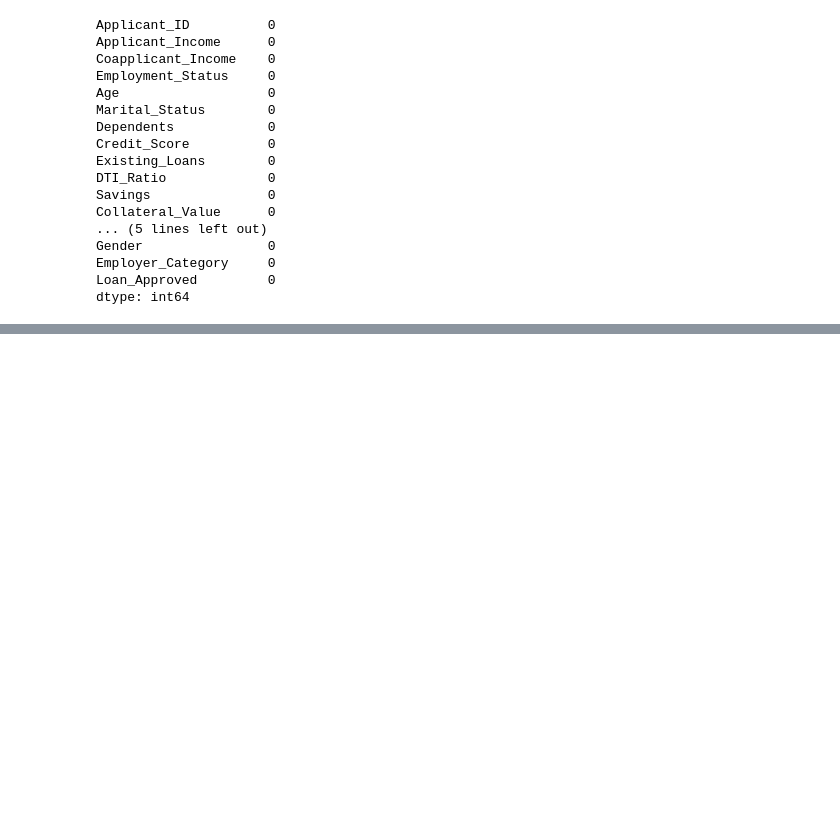
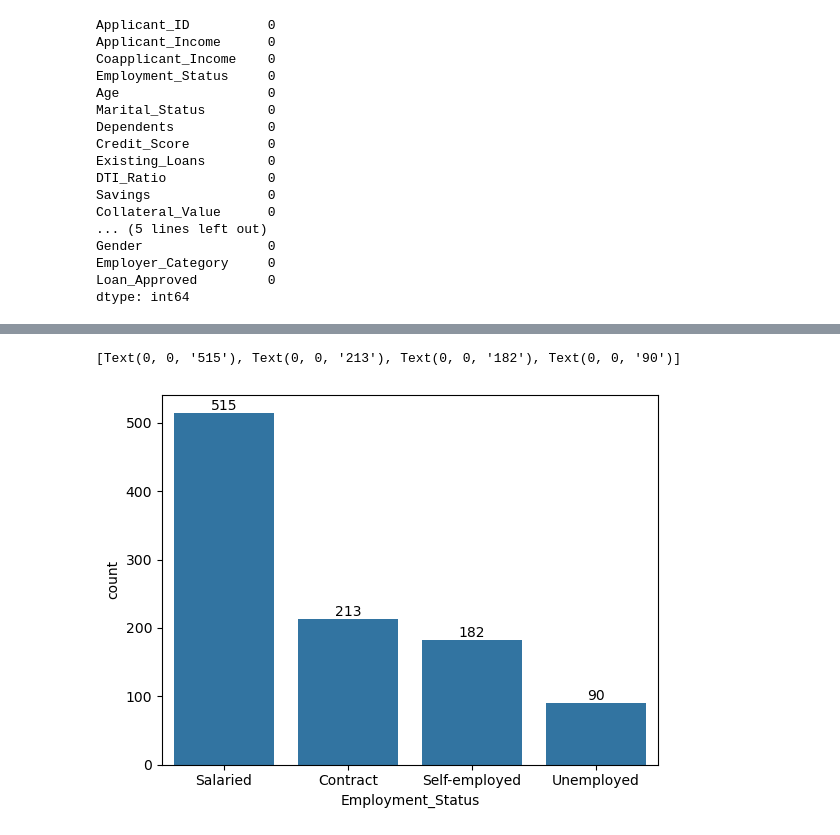
Before and after one commit to piyushhh-glitch/Machine_Learning, a Jupyter notebook: Supervised_ML/projects/loan_shark.ipynb, the cells around one changed output, grey strips where cells are left out. Saved outputs shown, nothing was run; the diff lists cells and outputs as text; code cells hidden in the pictures; blank space fills up the shorter version.

```diff
--- a/Supervised_ML/projects/loan_shark.ipynb
+++ b/Supervised_ML/projects/loan_shark.ipynb
@@ -111,0 +121,18 @@ Exploratory Data Analysis
+# %%
+#Analyze categories
+
+# gender_counts=df["Gender"].value_counts()
+# ax=sns.barplot(gender_counts)
+# ax.bar_label(ax.containers[0])
+
+# edu_counts=df["Education_Level"].value_counts()
+# ax=sns.barplot(edu_counts)
+# ax.bar_label(ax.containers[0])
+
+
+emp_counts=df["Employment_Status"].value_counts()
+ax=sns.barplot(emp_counts)
+ax.bar_label(ax.containers[0])
+# %% [output]
+[Text(0, 0, '515'), Text(0, 0, '213'), Text(0, 0, '182'), Text(0, 0, '90')]
+[figure, added]
```
Also changed, not shown: parts of 11 cells of this notebook.
